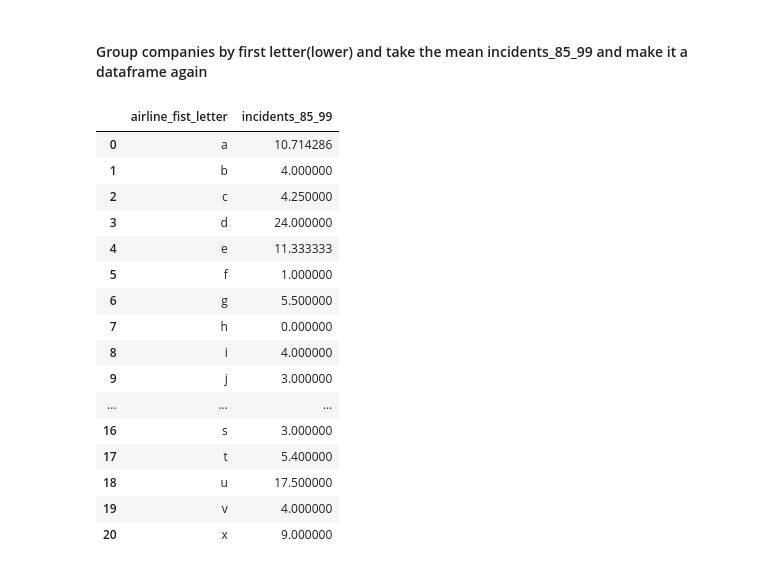
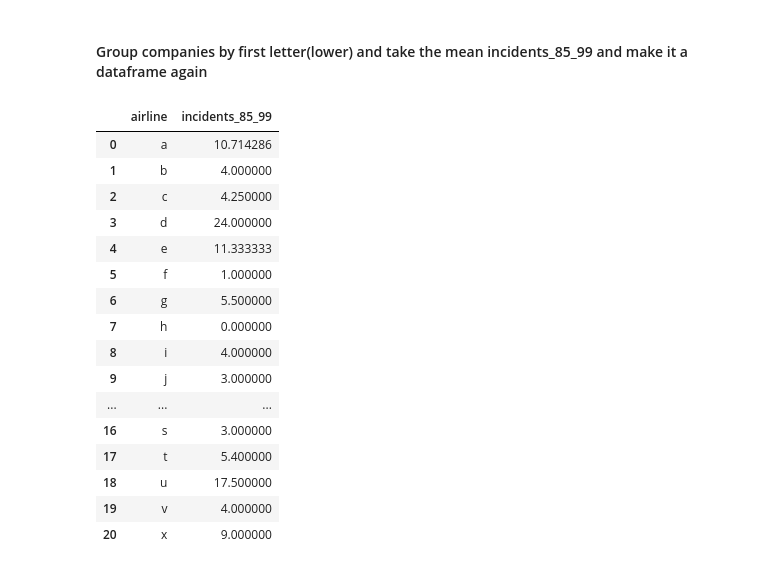
Before and after one commit to Rtrust/Pyspark_project, a Jupyter notebook: data_manipulation.ipynb, the cells around one changed output. Saved outputs shown, nothing was run; the diff lists cells and outputs as text; code cells hidden in the pictures.

```diff
--- a/data_manipulation.ipynb
+++ b/data_manipulation.ipynb
@@ -209,11 +209,11 @@ _
 # %% [markdown]
 #### Group companies by first letter(lower) and take the mean incidents_85_99 and make it a dataframe again
 # %%
-_
+company = df.groupby(df['airline'].str.lower().str[0])['incidents_85_99'].mean().reset_index()
 # %%
-_
+company
 # %% [output]
-|  | airline_fist_letter | incidents_85_99 |
+|  | airline | incidents_85_99 |
 | 0 | a | 10.714286 |
 | 1 | b | 4.000000 |
 | 2 | c | 4.250000 |
```
Also changed, not shown: parts of 4 cells of this notebook.
